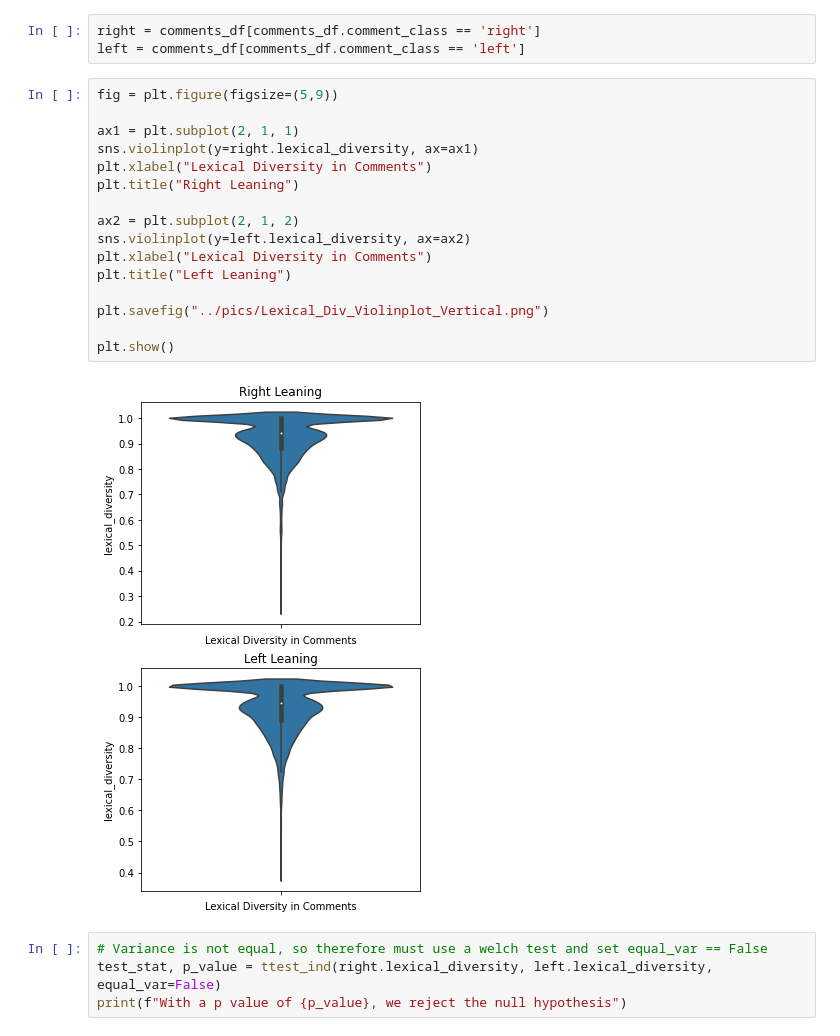
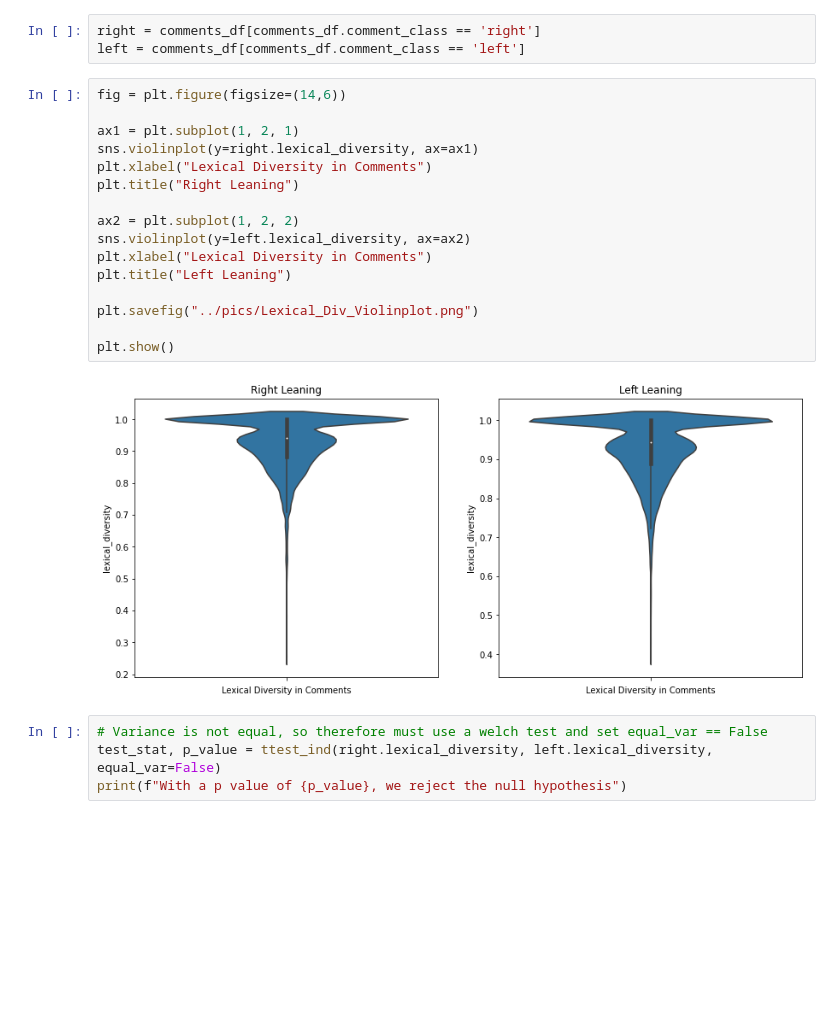
Before and after one commit to bmccabe96/Reddit_NLP, a Jupyter notebook: Analysis/EDA.ipynb, the cells around one changed output. Cells and saved outputs as stored; diff of their text form; blank space fills up the shorter version.

```diff
--- a/Analysis/EDA.ipynb
+++ b/Analysis/EDA.ipynb
@@ -357,23 +357,23 @@ comments_df['lexical_diversity'] = comments_df.preprocessed.apply(lexical_divers
 right = comments_df[comments_df.comment_class == 'right']
 left = comments_df[comments_df.comment_class == 'left']
 # %%
-fig = plt.figure(figsize=(5,9))
+fig = plt.figure(figsize=(14,6))
 
-ax1 = plt.subplot(2, 1, 1)
+ax1 = plt.subplot(1, 2, 1)
 sns.violinplot(y=right.lexical_diversity, ax=ax1)
 plt.xlabel("Lexical Diversity in Comments")
 plt.title("Right Leaning")
 
-ax2 = plt.subplot(2, 1, 2)
+ax2 = plt.subplot(1, 2, 2)
 sns.violinplot(y=left.lexical_diversity, ax=ax2)
 plt.xlabel("Lexical Diversity in Comments")
 plt.title("Left Leaning")
 
-plt.savefig("../pics/Lexical_Div_Violinplot_Vertical.png")
+plt.savefig("../pics/Lexical_Div_Violinplot.png")
 
 plt.show()
 # %% [output]
-[figure, old version]
+[figure, new version]
 # %%
 # Variance is not equal, so therefore must use a welch test and set equal_var == False
 test_stat, p_value = ttest_ind(right.lexical_diversity, left.lexical_diversity, equal_var=False)
```
Also changed, not shown: 1 other file.
